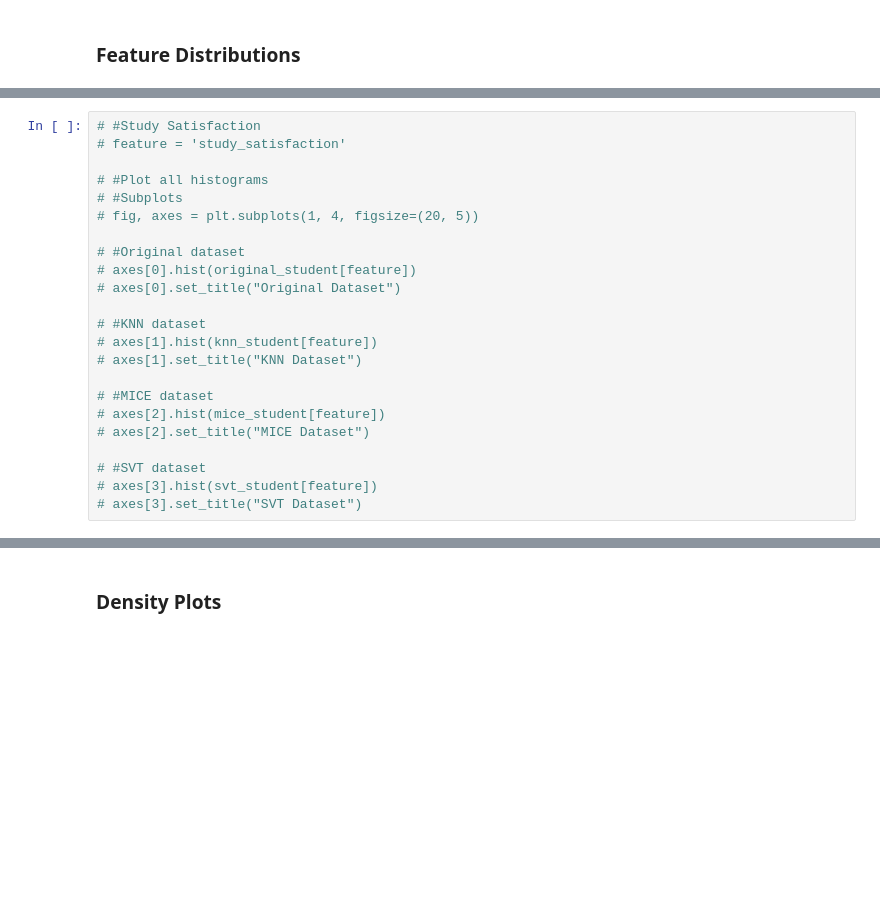
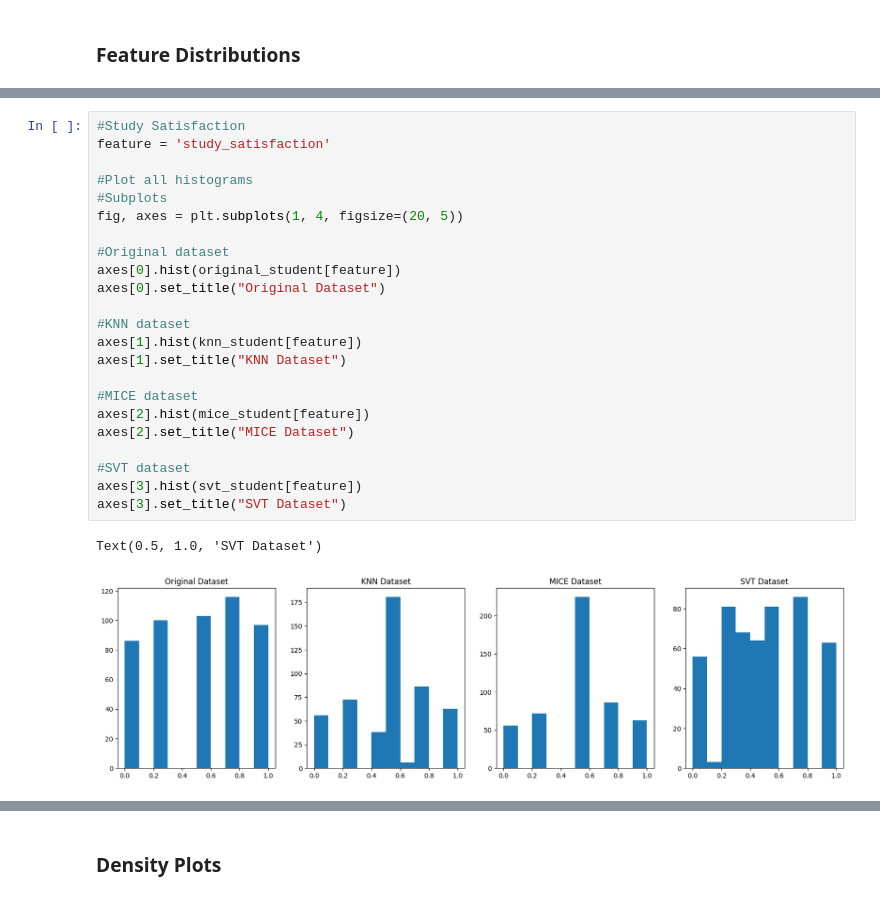
Before and after one commit to a-memme/matrix_completion_mental_health, a Jupyter notebook: downstream_prediction.ipynb, the cells around one changed output, grey strips where cells are left out. Saved outputs shown, nothing was run; the diff lists cells and outputs as text; blank space fills up the shorter version.

Commit message:
visualizations

```diff
--- a/downstream_prediction.ipynb
+++ b/downstream_prediction.ipynb
@@ -536,24 +568,27 @@ Text(0.5, 1.0, 'SVT Dataset')
 # %%
-# #Study Satisfaction
-# feature = 'study_satisfaction'
+#Study Satisfaction
+feature = 'study_satisfaction'
 
-# #Plot all histograms
-# #Subplots
-# fig, axes = plt.subplots(1, 4, figsize=(20, 5))
+#Plot all histograms
+#Subplots
+fig, axes = plt.subplots(1, 4, figsize=(20, 5))
 
-# #Original dataset
-# axes[0].hist(original_student[feature])
-# axes[0].set_title("Original Dataset")
+#Original dataset
+axes[0].hist(original_student[feature])
+axes[0].set_title("Original Dataset")
 
-# #KNN dataset
-# axes[1].hist(knn_student[feature])
-# axes[1].set_title("KNN Dataset")
+#KNN dataset
+axes[1].hist(knn_student[feature])
+axes[1].set_title("KNN Dataset")
 
-# #MICE dataset
-# axes[2].hist(mice_student[feature])
-# axes[2].set_title("MICE Dataset")
+#MICE dataset
+axes[2].hist(mice_student[feature])
+axes[2].set_title("MICE Dataset")
 
-# #SVT dataset
-# axes[3].hist(svt_student[feature])
-# axes[3].set_title("SVT Dataset")
+#SVT dataset
+axes[3].hist(svt_student[feature])
+axes[3].set_title("SVT Dataset")
+# %% [output]
+Text(0.5, 1.0, 'SVT Dataset')
+[figure, added]
 # %%
```
Also changed, not shown: parts of 9 cells of this notebook.
